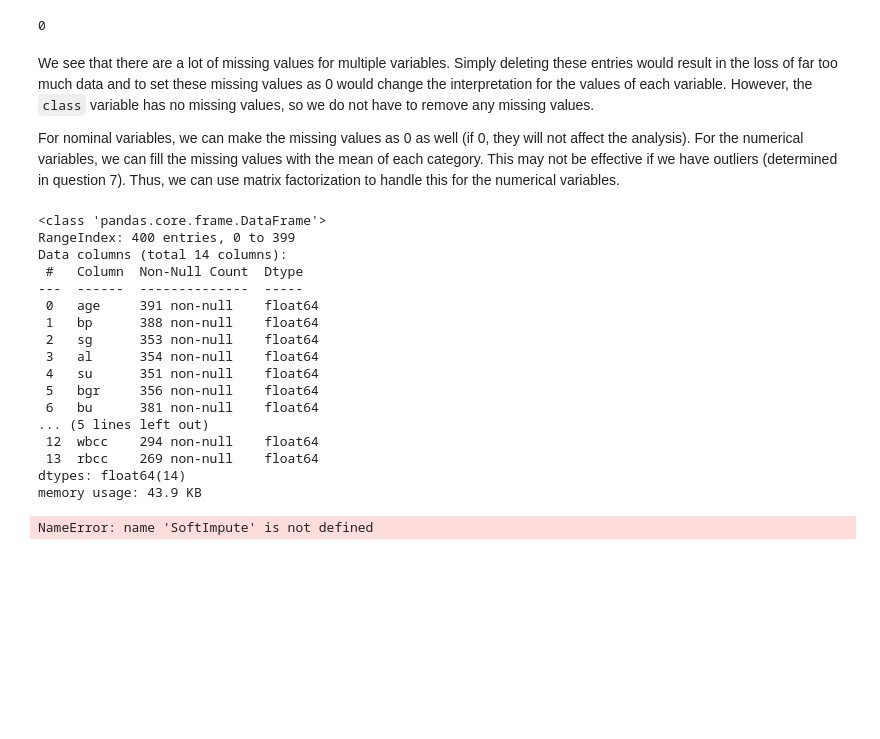
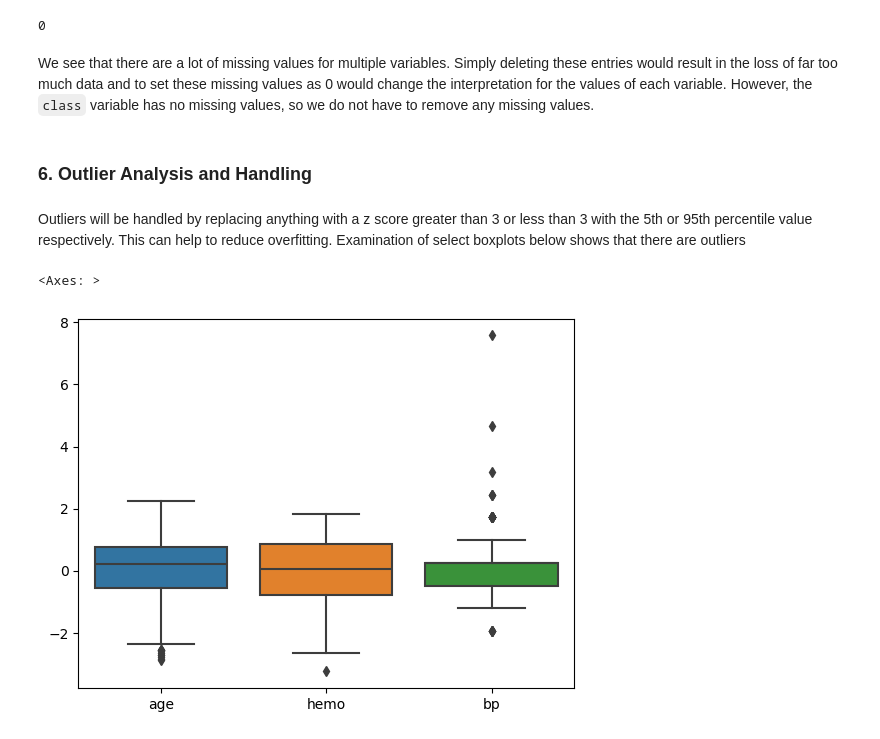
Before and after one commit to nimerkb/Assign6, a Jupyter notebook: assignment6.ipynb, the cells around one changed output. Cells and saved outputs as stored; diff of their text form; code cells hidden in the pictures; blank space fills up the shorter version.

```diff
--- a/assignment6.ipynb
+++ b/assignment6.ipynb
@@ -244,42 +258,6 @@ df['class'].isna().sum()
 0
 # %% [markdown]
 We see that there are a lot of missing values for multiple variables. Simply deleting these entries would result in the loss of far too much data and to set these missing values as 0 would change the interpretation for the values of each variable. However, the `class` variable has no missing values, so we do not have to remove any missing values.
-
-For nominal variables, we can make the missing values as 0 as well (if 0, they will not affect the analysis).
-For the numerical variables, we can fill the missing values with the mean of each category. This may not be effective if we have outliers (determined in question 7). Thus, we can use matrix factorization to handle this for the numerical variables.
-# %%
-# num is the numerical column names
-num = ckd.select_dtypes(
-    include = ['float64']
-    ).columns
-
-# num_col are the numerical columns themselves
-num_col = df[num]
-
-num_col.info()
-# %% [output]
-<class 'pandas.core.frame.DataFrame'>
-RangeIndex: 400 entries, 0 to 399
-Data columns (total 14 columns):
- #   Column  Non-Null Count  Dtype
----  ------  --------------  -----
- 0   age     391 non-null    float64
- 1   bp      388 non-null    float64
- 2   sg      353 non-null    float64
- 3   al      354 non-null    float64
- 4   su      351 non-null    float64
- 5   bgr     356 non-null    float64
- 6   bu      381 non-null    float64
-... (5 lines left out)
- 12  wbcc    294 non-null    float64
- 13  rbcc    269 non-null    float64
-dtypes: float64(14)
-memory usage: 43.9 KB
-# %%
-num_col_softimpute = SoftImpute().fit_transform(num_col)
-num_imputed = pd.DataFrame(num_col_softimpute, columns=num_col.columns)
-# %% [output]
-NameError: name 'SoftImpute' is not defined
 # %%
 # Standardize and Scaling Variables
 num = ckd.select_dtypes(
@@ -296,3 +274,12 @@ cat_columns = ckd.select_dtypes(
 
 for col in cat_columns:
     ckd[col] = ckd[col].astype('category').cat.codes
+# %% [markdown]
+### 6. Outlier Analysis and Handling
+# %% [markdown]
+Outliers will be handled by replacing anything with a z score greater than 3 or less than 3 with the 5th or 95th percentile value respectively. This can help to reduce overfitting. Examination of select boxplots below shows that there are outliers
+# %%
+sns.boxplot(ckd[['age', 'hemo', 'bp']])
+# %% [output]
+<Axes: >
+[figure, added]
```
Also changed, not shown: parts of 13 cells of this notebook.
